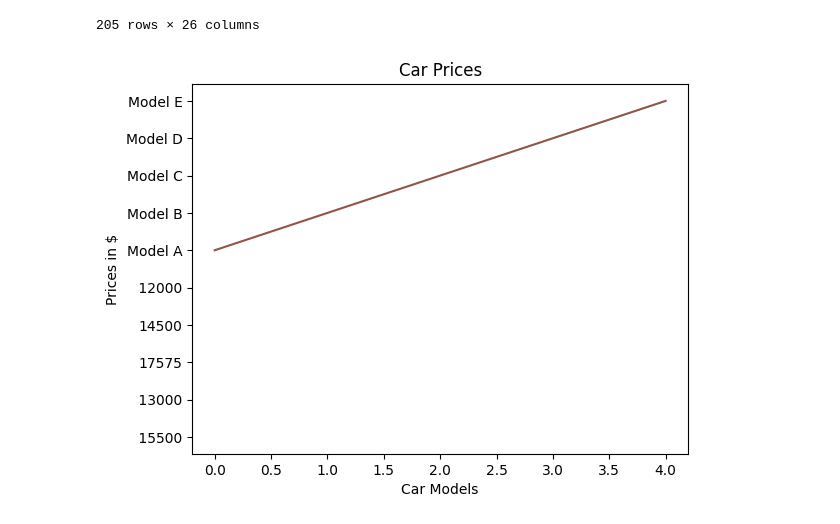
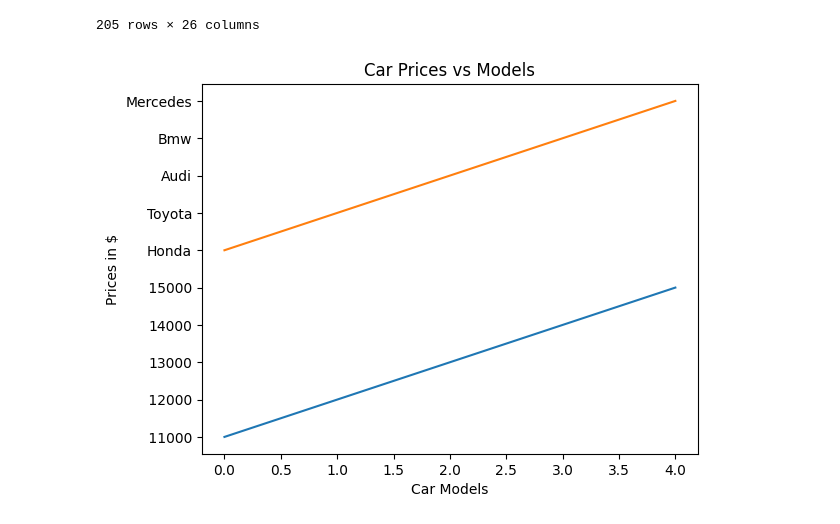
Before and after one commit to Tashaun33/Custom_Data_Findings, a Jupyter notebook: Dataset/backsheet-1.ipynb, the cells around one changed output. Cells and saved outputs as stored; diff of their text form; code cells hidden in the pictures.

```diff
--- a/Dataset/backsheet-1.ipynb
+++ b/Dataset/backsheet-1.ipynb
@@ -91,16 +83,16 @@ df
 205 rows × 26 columns
 # %%
 
-plt.plot(' 15500')
-plt.plot(' 13000')
-plt.plot('17575')
-plt.plot('14500')
-plt.plot(' 12000')
-plt.title('Car Prices')
+
+plt.title('Car Prices vs Models')
+
+plt.plot([' 11000',' 12000','13000','14000',' 15000'])  # Example data for car prices
+
 plt.xlabel('Car Models')
-plt.plot(['Model A', 'Model B', 'Model C', 'Model D', 'Model E'])
+
+plt.plot(['Honda', 'Toyota', 'Audi', 'Bmw', 'Mercedes'])
 plt.ylabel('Prices in $')
 
 plt.show()
 # %% [output]
-[figure, old version]
+[figure, new version]
```
Also changed, not shown: parts of 6 cells of this notebook.
